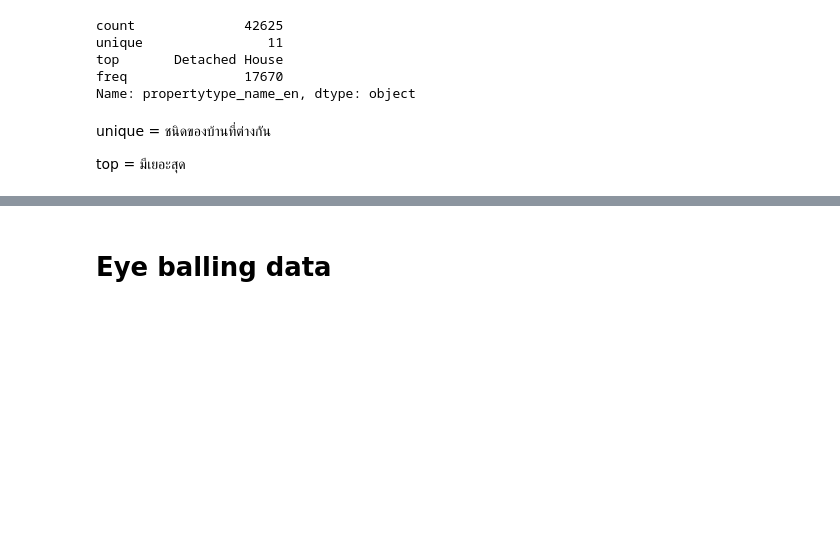
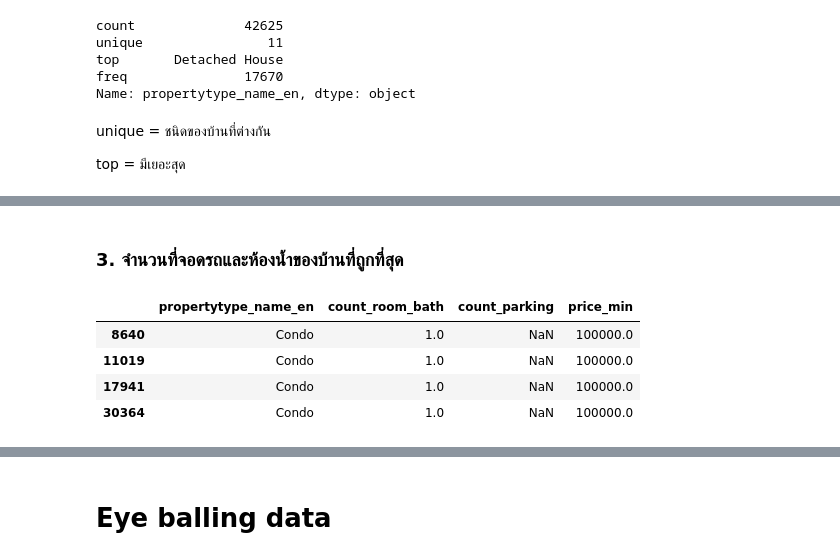
Before and after one commit to pornnakanok/BasicProg_DataViz65, a Jupyter notebook: Pandas101.ipynb, the cells around one changed output, grey strips where cells are left out. Cells and saved outputs as stored; diff of their text form; code cells hidden in the pictures; blank space fills up the shorter version.

```diff
--- a/Pandas101.ipynb
+++ b/Pandas101.ipynb
@@ -427,0 +488,14 @@ data1[data1['propertytype_name_en']=='Detached House'].describe()
+# %% [markdown]
+### 3. จำนวนที่จอดรถและห้องน้ำของบ้านที่ถูกที่สุด
+# %%
+data1[data1['price_min']==data1['price_min'].min()][
+    ['propertytype_name_en',
+     'count_room_bath',
+     'count_parking',
+     'price_min']]
+# %% [output]
+|  | propertytype_name_en | count_room_bath | count_parking | price_min |
+| 8640 | Condo | 1.0 | NaN | 100000.0 |
+| 11019 | Condo | 1.0 | NaN | 100000.0 |
+| 17941 | Condo | 1.0 | NaN | 100000.0 |
+| 30364 | Condo | 1.0 | NaN | 100000.0 |
```
Also changed, not shown: parts of 26 cells of this notebook.
